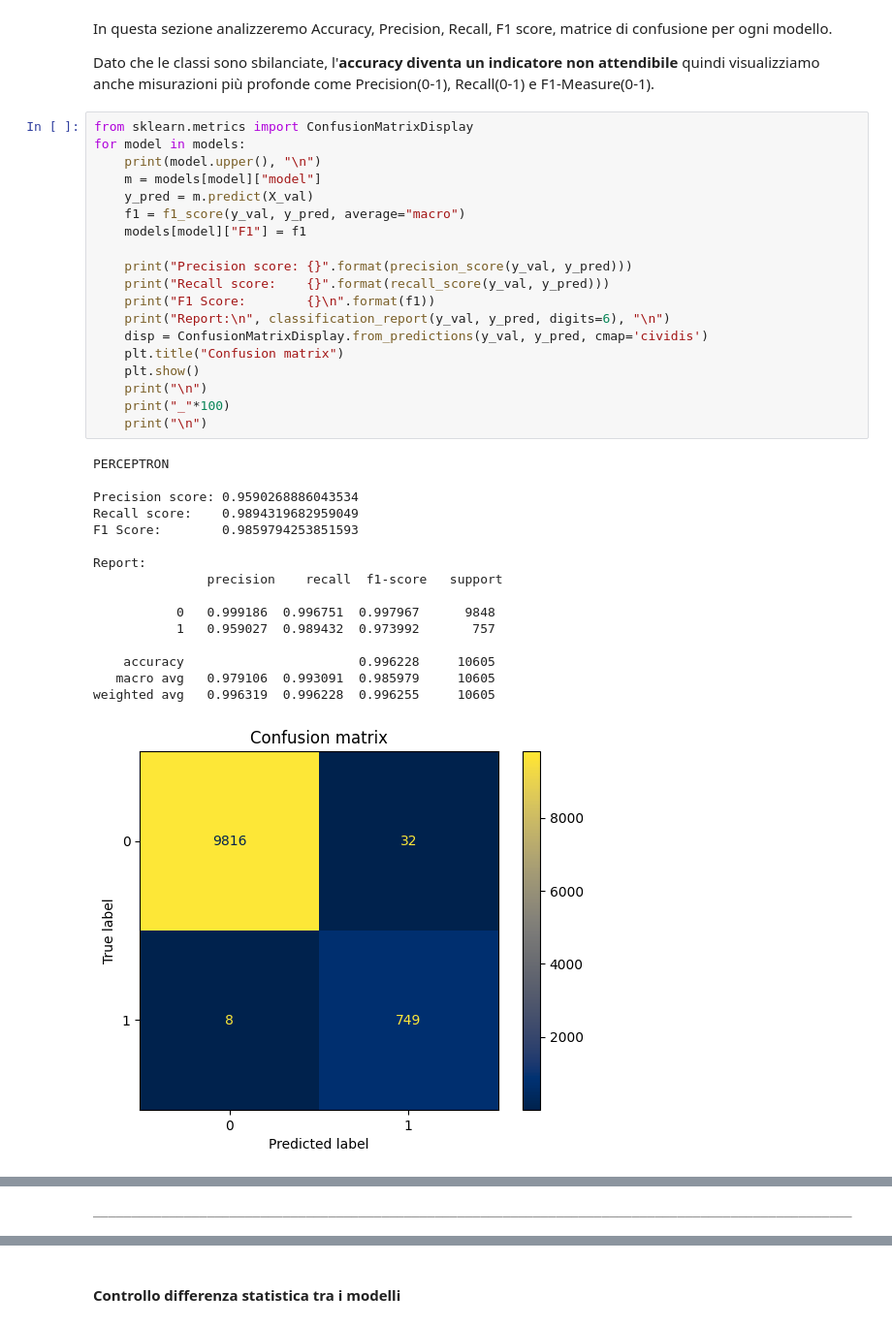
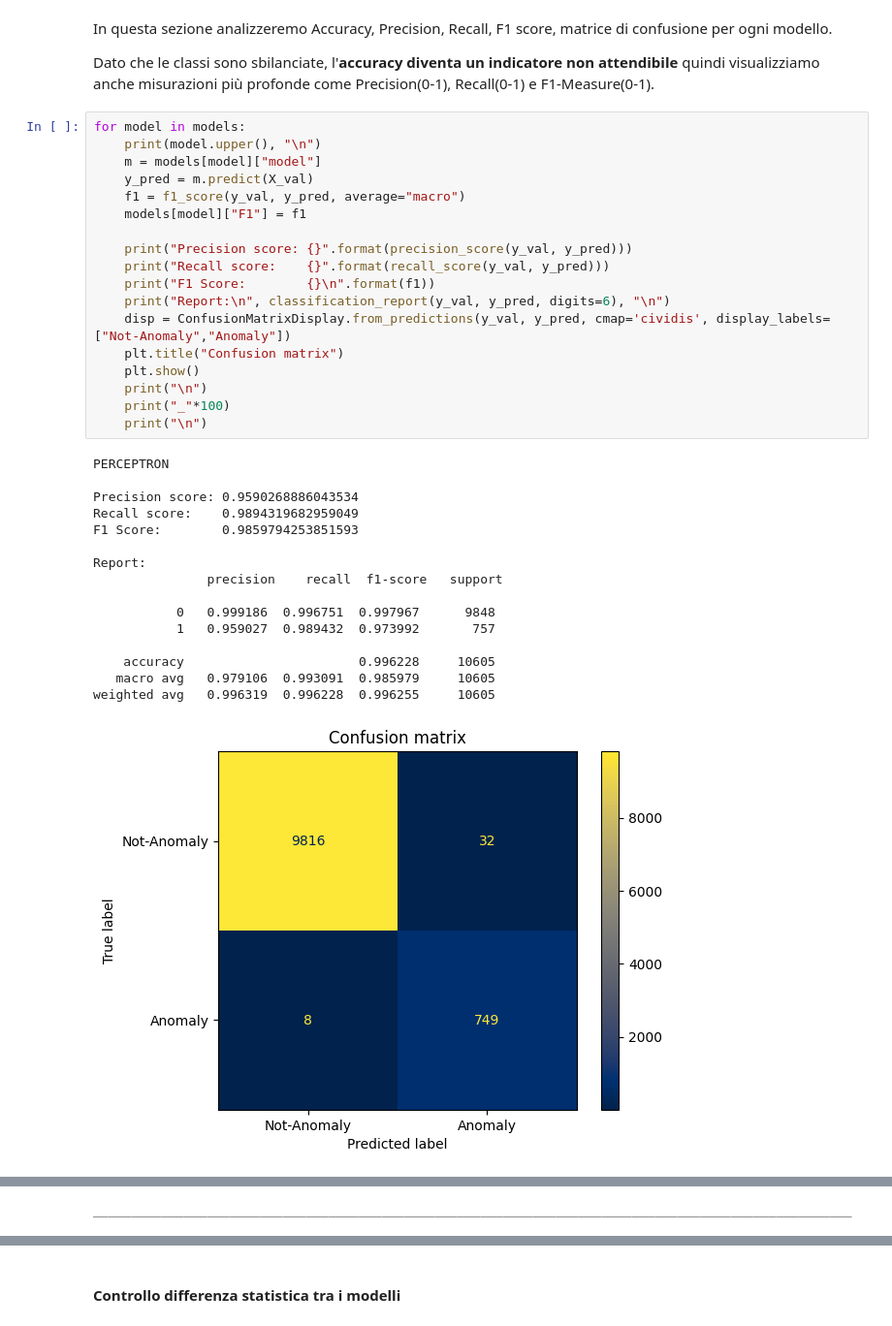
Before and after one commit to AlessandroSciarrillo/DIA-project, a Jupyter notebook: notebook.ipynb, the cells around one changed output, grey strips where cells are left out. Shown at 97% size. Cells and saved outputs as stored; diff of their text form.

Commit message:
fix typos and add image

```diff
--- a/notebook.ipynb
+++ b/notebook.ipynb
@@ -765,41 +753,40 @@ In questa sezione analizzeremo Accuracy, Precision, Recall, F1 score, matrice di
 
 Dato che le classi sono sbilanciate, l'**accuracy diventa un indicatore non attendibile** quindi visualizziamo anche misurazioni più profonde come Precision(0-1), Recall(0-1) e F1-Measure(0-1).
 # %%
-from sklearn.metrics import ConfusionMatrixDisplay
 for model in models:
     print(model.upper(), "\n")
     m = models[model]["model"]
     y_pred = m.predict(X_val)
     f1 = f1_score(y_val, y_pred, average="macro")
     models[model]["F1"] = f1
 
     print("Precision score: {}".format(precision_score(y_val, y_pred)))
     print("Recall score:    {}".format(recall_score(y_val, y_pred)))
     print("F1 Score:        {}\n".format(f1))
     print("Report:\n", classification_report(y_val, y_pred, digits=6), "\n")
-    disp = ConfusionMatrixDisplay.from_predictions(y_val, y_pred, cmap='cividis')
+    disp = ConfusionMatrixDisplay.from_predictions(y_val, y_pred, cmap='cividis', display_labels=["Not-Anomaly","Anomaly"])
     plt.title("Confusion matrix")
     plt.show()
     print("\n")
     print("_"*100)
     print("\n")
 # %% [output]
 PERCEPTRON
 
 Precision score: 0.9590268886043534
 Recall score:    0.9894319682959049
 F1 Score:        0.9859794253851593
 
 Report:
                precision    recall  f1-score   support
 
            0   0.999186  0.996751  0.997967      9848
            1   0.959027  0.989432  0.973992       757
 
     accuracy                       0.996228     10605
    macro avg   0.979106  0.993091  0.985979     10605
 weighted avg   0.996319  0.996228  0.996255     10605
-[figure, old version]
+[figure, new version]
 ____________________________________________________________________________________________________
 
 
```
Also changed, not shown: parts of 22 cells of this notebook.
